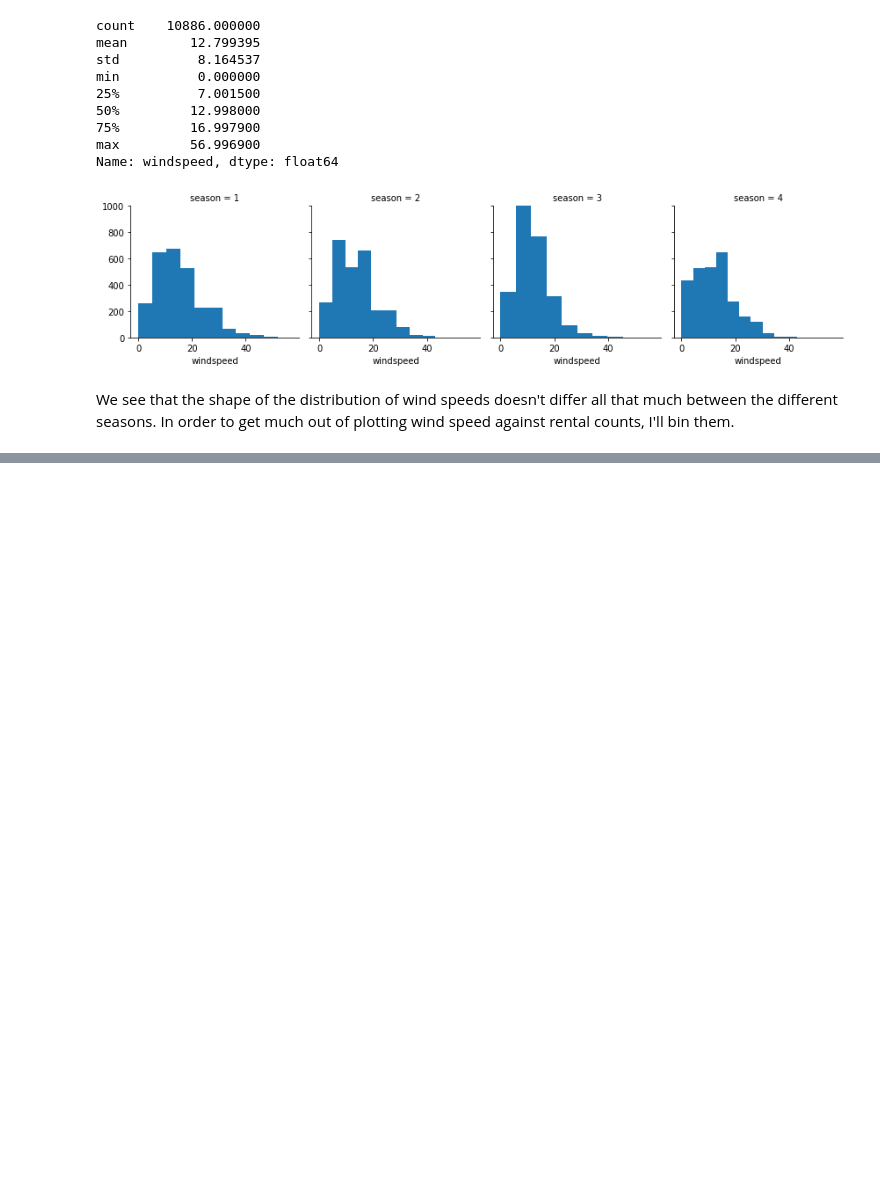
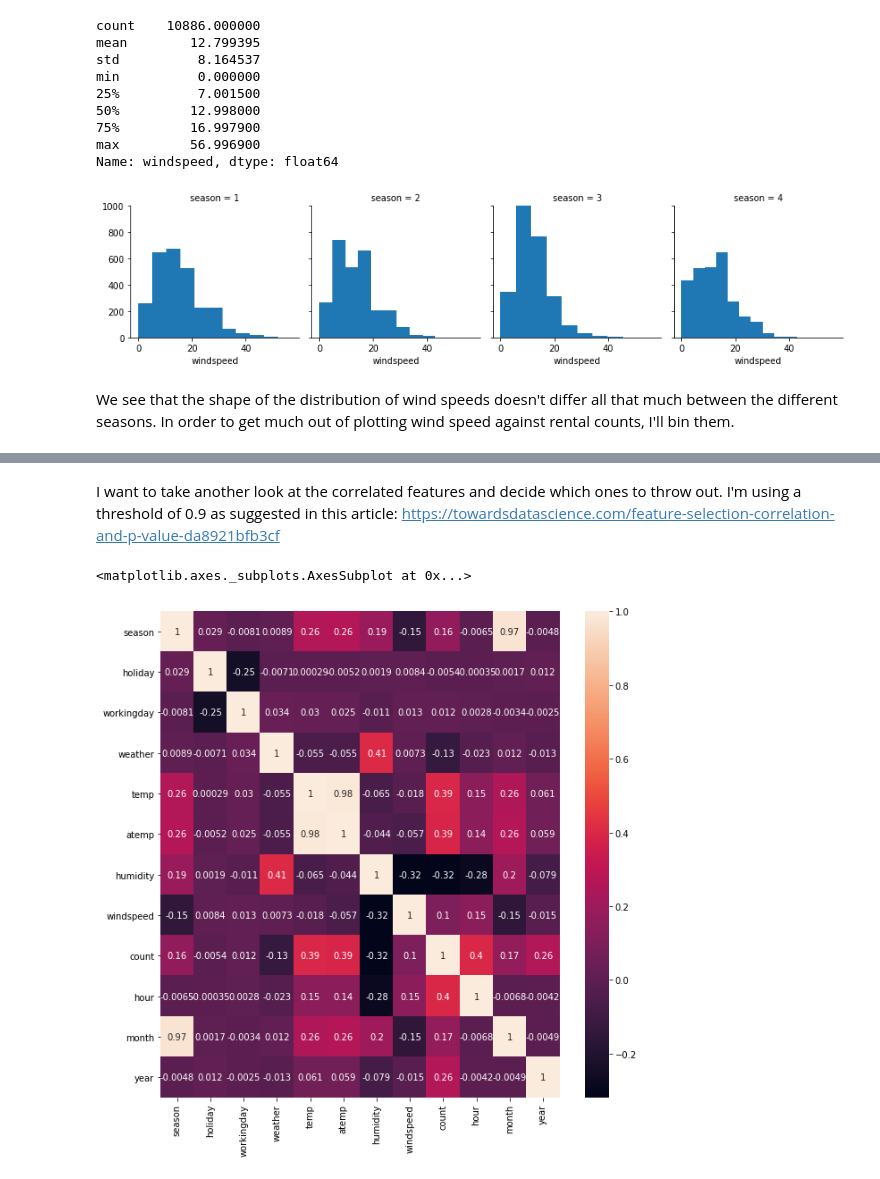
Before and after one commit to Basmatz/Spiced-bootcamp, a Jupyter notebook: Week_3/Bike_Project/Bike_Final_Project.ipynb, the cells around one changed output, grey strips where cells are left out. Drawn from its saved outputs; the diff is of its cells as text; code cells hidden in the pictures; blank space fills up the shorter version.

Commit message:
added feature engineering and selection section

```diff
--- a/Week_3/Bike_Project/Bike_Final_Project.ipynb
+++ b/Week_3/Bike_Project/Bike_Final_Project.ipynb
@@ -652,0 +686,11 @@ What am I taking away from this to decide about feature exploration?
+# %%
+# Drop casual and registered rental counts
+df = df.drop(['casual', 'registered'], axis = 1)
+# %% [markdown]
+I want to take another look at the correlated features and decide which ones to throw out. I'm using a threshold of 0.9 as suggested in this article: https://towardsdatascience.com/feature-selection-correlation-and-p-value-da8921bfb3cf
+# %%
+plt.subplots(figsize=(10,10))
+sns.heatmap(df.corr(), annot = True)
+# %% [output]
+<matplotlib.axes._subplots.AxesSubplot at 0x...>
+[figure, added]
```
Also changed, not shown: parts of 43 cells of this notebook.
